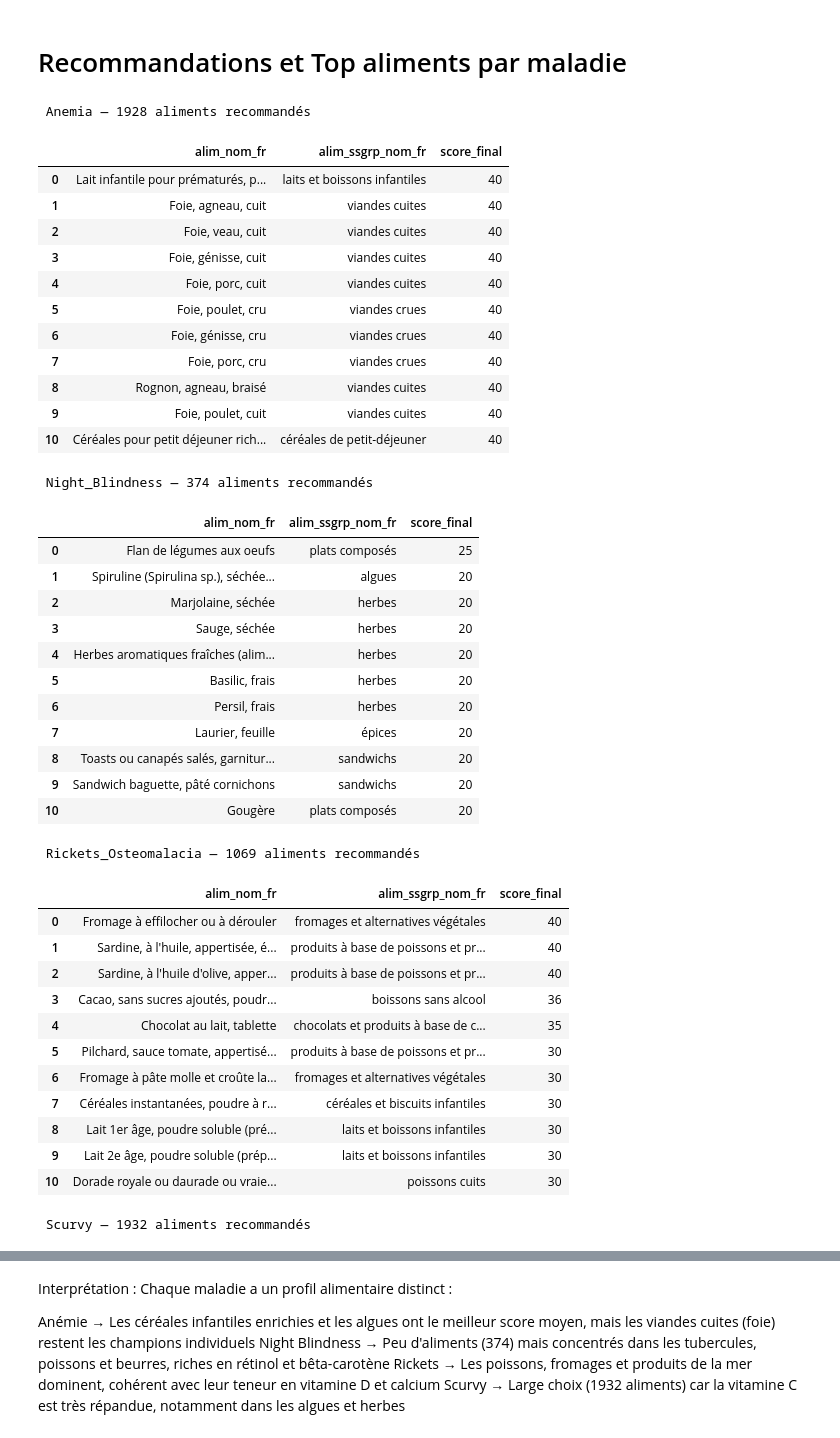
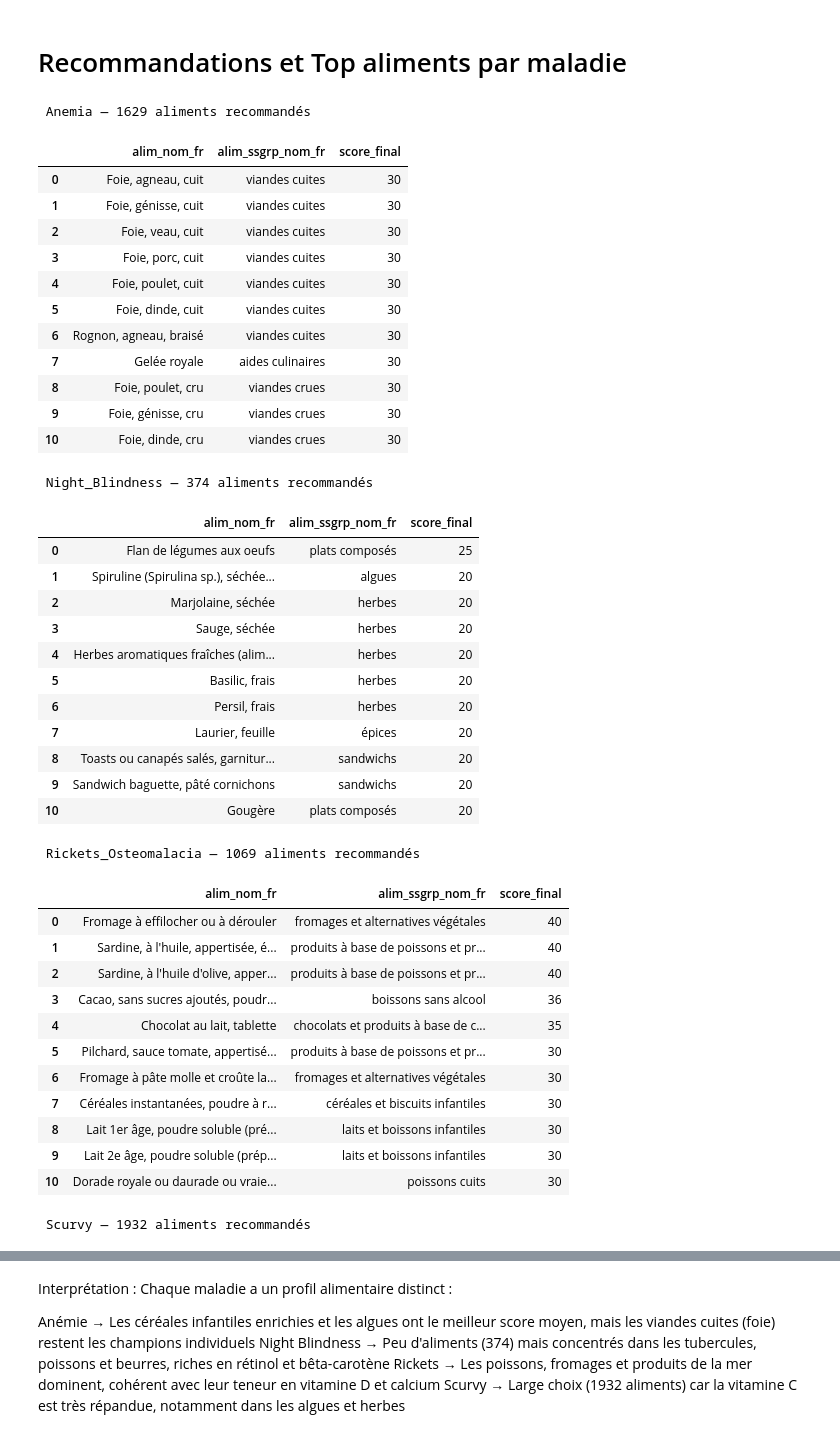
Before and after one commit to serdarvarl/projet_vitamin_IA, a Jupyter notebook: notebooks/data2_vis.ipynb, the cells around one changed output, grey strips where cells are left out. Drawn from its saved outputs; the diff is of its cells as text; code cells hidden in the pictures.

```diff
--- a/notebooks/data2_vis.ipynb
+++ b/notebooks/data2_vis.ipynb
@@ -165,43 +168,43 @@ Ce graphique et son tableau révèlent que la base CIQUAL est très déséquilib
 # %%
 # Seuil : on garde seulement les aliments avec score >= 5
 SEUIL = 5
 
 maladies_nutriments = {
-    "Anemia": ["riche_Fer", "riche_VIT_B12", "riche_FOLATES_TOTAL", "riche_VIT_C"],
+    "Anemia": ["riche_FER", "riche_VIT_B12", "riche_FOLATES_TOTAL", "riche_VIT_C"],
     "Night_Blindness": ["riche_VIT_A", "riche_RETINOL", "riche_BETA_CAROTENE"],
     "Rickets_Osteomalacia": ["riche_VIT_D", "riche_VIT_D2", "riche_VIT_D3", "riche_CALCIUM", "riche_PHOSPHORE"],
     "Scurvy": ["riche_VIT_C", "riche_VIT_B6", "riche_FOLATES_TOTAL"]
 }
 for maladie, nutriments in maladies_nutriments.items():
     cols = [c for c in nutriments if c in df.columns]
     masque = (df[cols] >= SEUIL).any(axis=1)
     df_maladie = df[masque].copy()
     df_maladie["score_final"] = df_maladie[cols].apply(
         lambda row: sum(v for v in row if v >= SEUIL), axis=1
     )
 
     top10 = df_maladie[["alim_nom_fr", "alim_ssgrp_nom_fr", "score_final"]]\
         .sort_values("score_final", ascending=False)\
         .drop_duplicates("alim_nom_fr")\
         .head(11)
 
     # Afficher dans un tableau propre
     print(f"\n {maladie} — {len(df_maladie)} aliments recommandés")
     display(top10.reset_index(drop=True))
 # %% [output]
- Anemia — 1928 aliments recommandés
+ Anemia — 1629 aliments recommandés
 |  | alim_nom_fr | alim_ssgrp_nom_fr | score_final |
-| 0 | Lait infantile pour prématurés, p... | laits et boissons infantiles | 40 |
-| 1 | Foie, agneau, cuit | viandes cuites | 40 |
-| 2 | Foie, veau, cuit | viandes cuites | 40 |
-| 3 | Foie, génisse, cuit | viandes cuites | 40 |
-| 4 | Foie, porc, cuit | viandes cuites | 40 |
-| 5 | Foie, poulet, cru | viandes crues | 40 |
-| 6 | Foie, génisse, cru | viandes crues | 40 |
-| 7 | Foie, porc, cru | viandes crues | 40 |
-| 8 | Rognon, agneau, braisé | viandes cuites | 40 |
-| 9 | Foie, poulet, cuit | viandes cuites | 40 |
-| 10 | Céréales pour petit déjeuner rich... | céréales de petit-déjeuner | 40 |
+| 0 | Foie, agneau, cuit | viandes cuites | 30 |
+| 1 | Foie, génisse, cuit | viandes cuites | 30 |
+| 2 | Foie, veau, cuit | viandes cuites | 30 |
+| 3 | Foie, porc, cuit | viandes cuites | 30 |
+| 4 | Foie, poulet, cuit | viandes cuites | 30 |
+| 5 | Foie, dinde, cuit | viandes cuites | 30 |
+| 6 | Rognon, agneau, braisé | viandes cuites | 30 |
+| 7 | Gelée royale | aides culinaires | 30 |
+| 8 | Foie, poulet, cru | viandes crues | 30 |
+| 9 | Foie, génisse, cru | viandes crues | 30 |
+| 10 | Foie, dinde, cru | viandes crues | 30 |
  Night_Blindness — 374 aliments recommandés
 |  | alim_nom_fr | alim_ssgrp_nom_fr | score_final |
 | 0 | Flan de légumes aux oeufs | plats composés | 25 |
```
Also changed, not shown: parts of 2 cells of this notebook, 13 other files.
